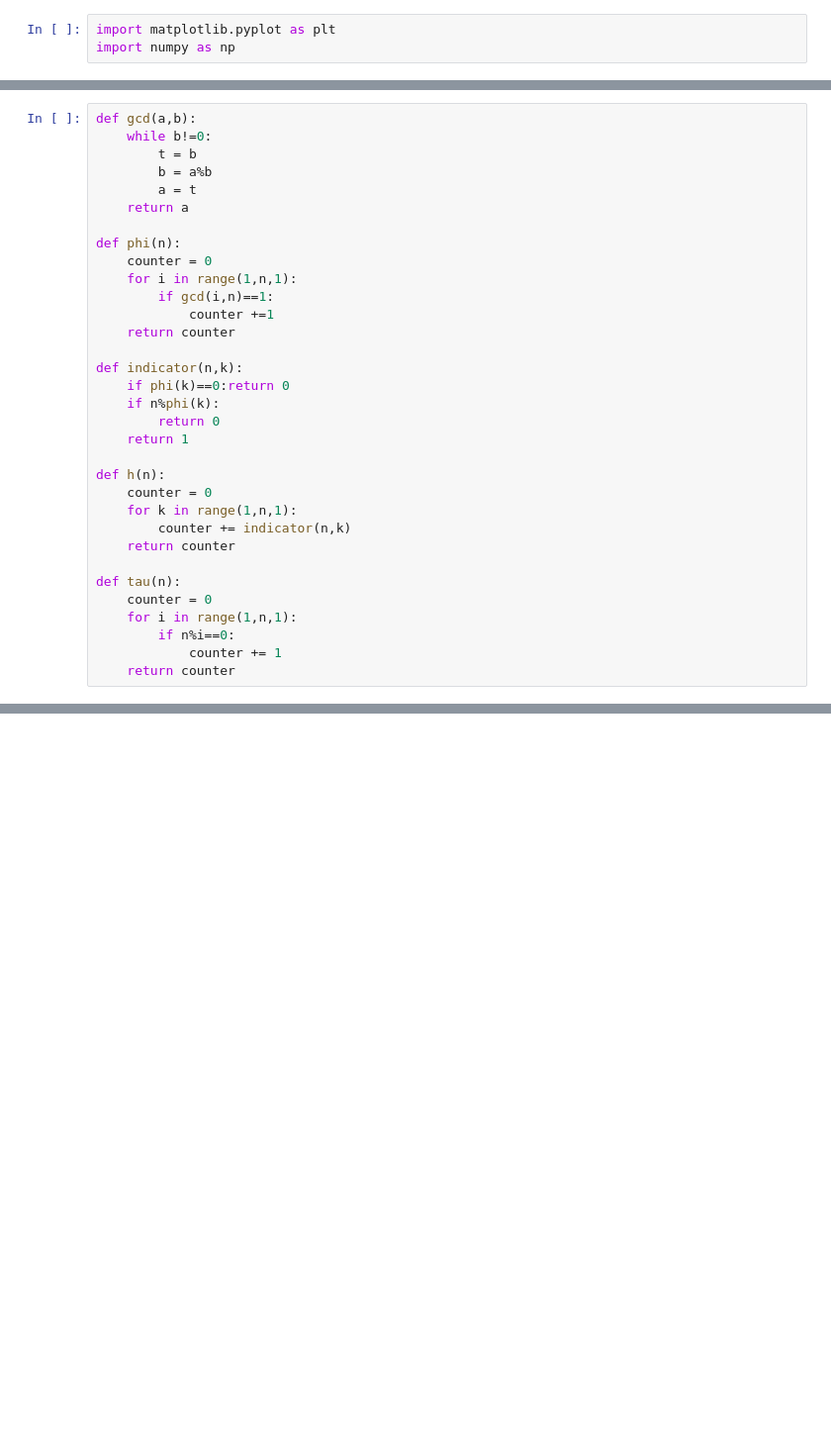
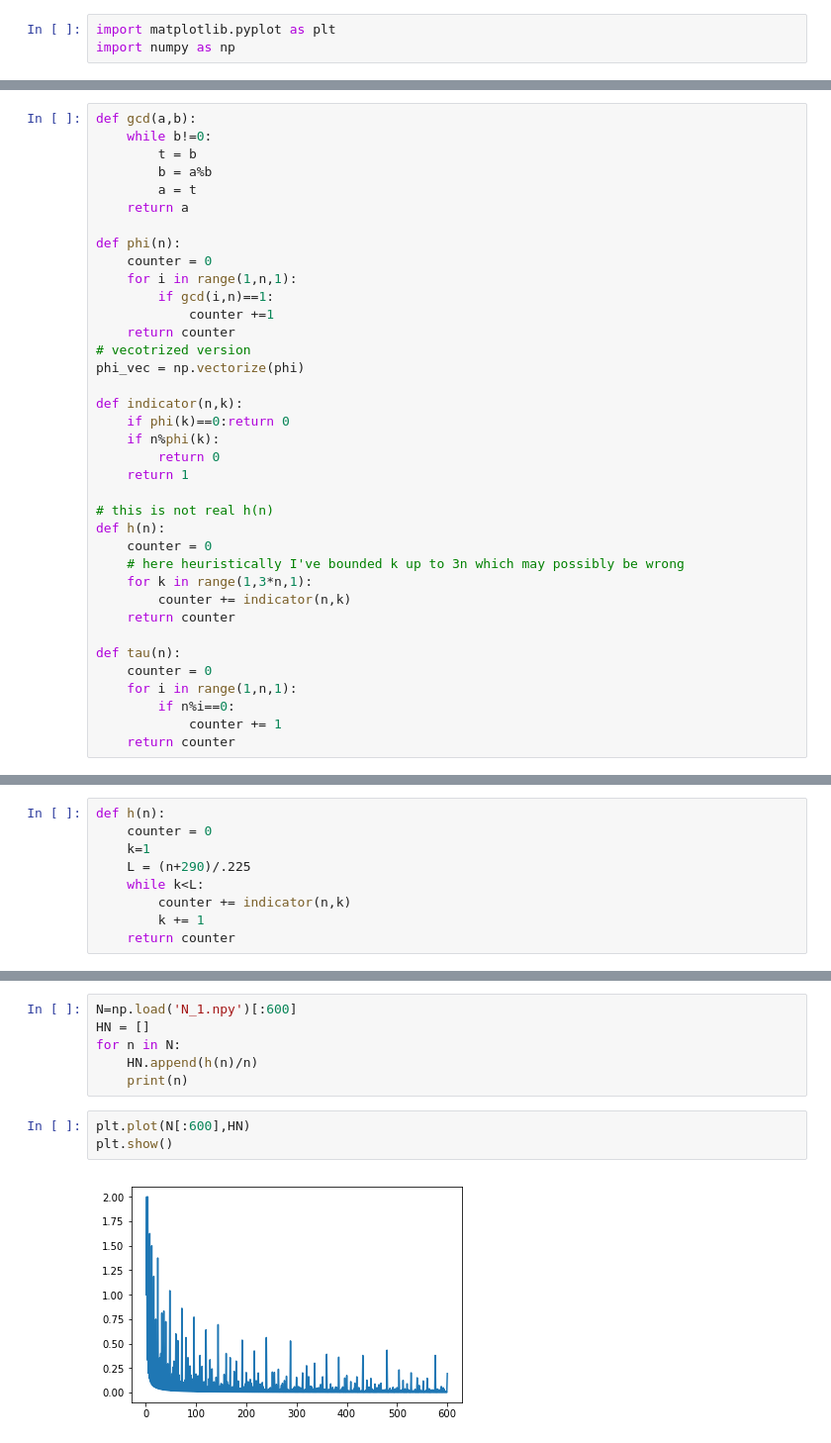
Before and after one commit to aquiire/math, a Jupyter notebook: h(n).ipynb, the cells around one changed output, grey strips where cells are left out. Shown: that part at 99% size. Cells and saved outputs as stored; diff of their text form; blank space fills up the shorter version.

```diff
--- a/h(n).ipynb
+++ b/h(n).ipynb
@@ -15,6 +48,8 @@ def phi(n):
         if gcd(i,n)==1:
             counter +=1
     return counter
+# vecotrized version
+phi_vec = np.vectorize(phi)
 
 def indicator(n,k):
     if phi(k)==0:return 0
@@ -22,9 +57,11 @@ def indicator(n,k):
         return 0
     return 1
 
+# this is not real h(n)
 def h(n):
     counter = 0
-    for k in range(1,n,1):
+    # here heuristically I've bounded k up to 3n which may possibly be wrong
+    for k in range(1,3*n,1):
         counter += indicator(n,k)
     return counter
 
@@ -52,0 +133,9 @@ Let's draw the line connecting bottom part of that triangle like thing.
+# %%
+def h(n):
+    counter = 0
+    k=1
+    L = (n+290)/.225
+    while k<L:
+        counter += indicator(n,k)
+        k += 1
+    return counter
@@ -52,0 +144,11 @@ Let's draw the line connecting bottom part of that triangle like thing.
+# %%
+N=np.load('N_1.npy')[:600]
+HN = []
+for n in N:
+    HN.append(h(n)/n)
+    print(n)
+# %%
+plt.plot(N[:600],HN)
+plt.show()
+# %% [output]
+[figure, added]
```
Also changed, not shown: parts of 19 cells of this notebook.
